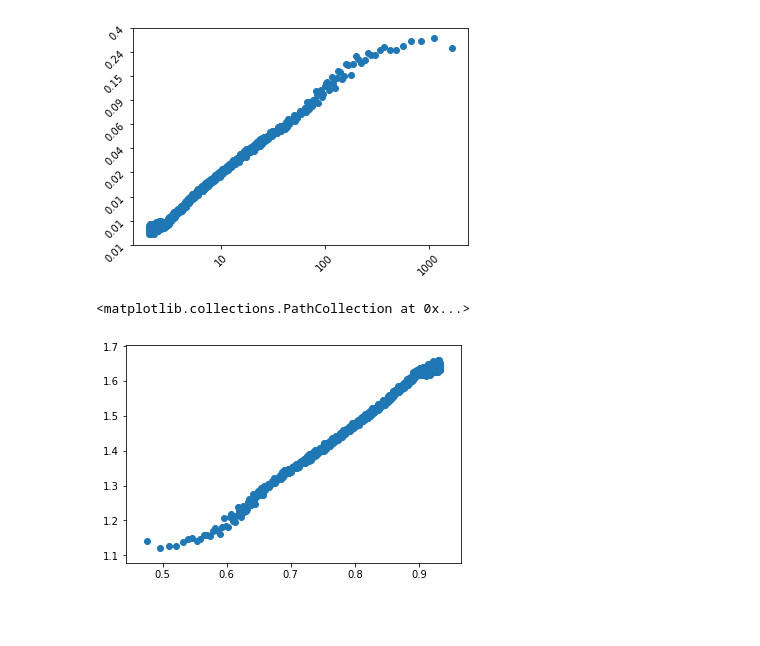
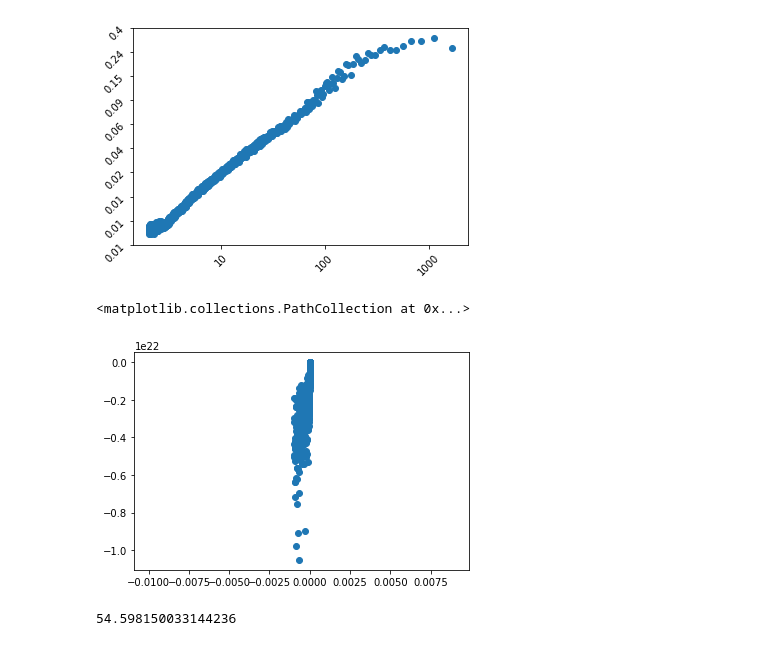
Before and after one commit to PaulHalloran/Jupiter_notebooks_halloran, a Jupyter notebook: log_data_displaying.ipynb, the cells around one changed output. Drawn from its saved outputs; the diff is of its cells as text; code cells hidden in the pictures; blank space fills up the shorter version.

```diff
--- a/log_data_displaying.ipynb
+++ b/log_data_displaying.ipynb
@@ -93,11 +94,15 @@ ax.set_yticklabels(np.exp(yticks).round(2), rotation=45)
  Text(0,0,'0.4')]
 [figure]
 # %%
-x2 = np.power(x,-0.1)
-y2 = np.power(y,-0.1)
+x2 = np.power(x,-10)
+y2 = np.power(y,-10)
 
 fig, ax = plt.subplots()
-ax.scatter(x2,y2)
+ax.scatter(x2 * -1.0,y2 * -1.0)
 # %% [output]
 <matplotlib.collections.PathCollection at 0x...>
-[figure, old version]
+[figure, new version]
+# %%
+np.exp(4)
+# %% [output]
+54.598150033144236
```
Also changed, not shown: parts of 5 cells of this notebook.
